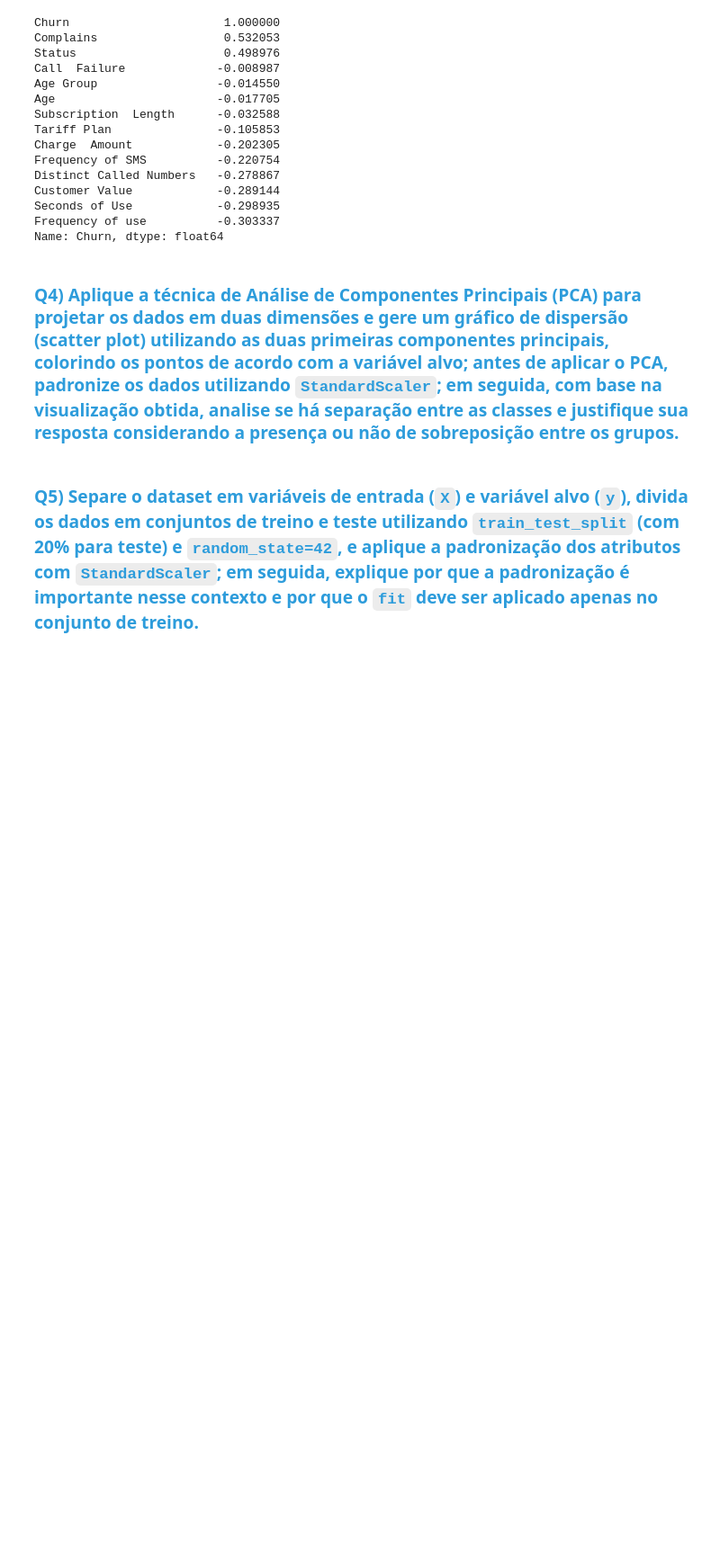
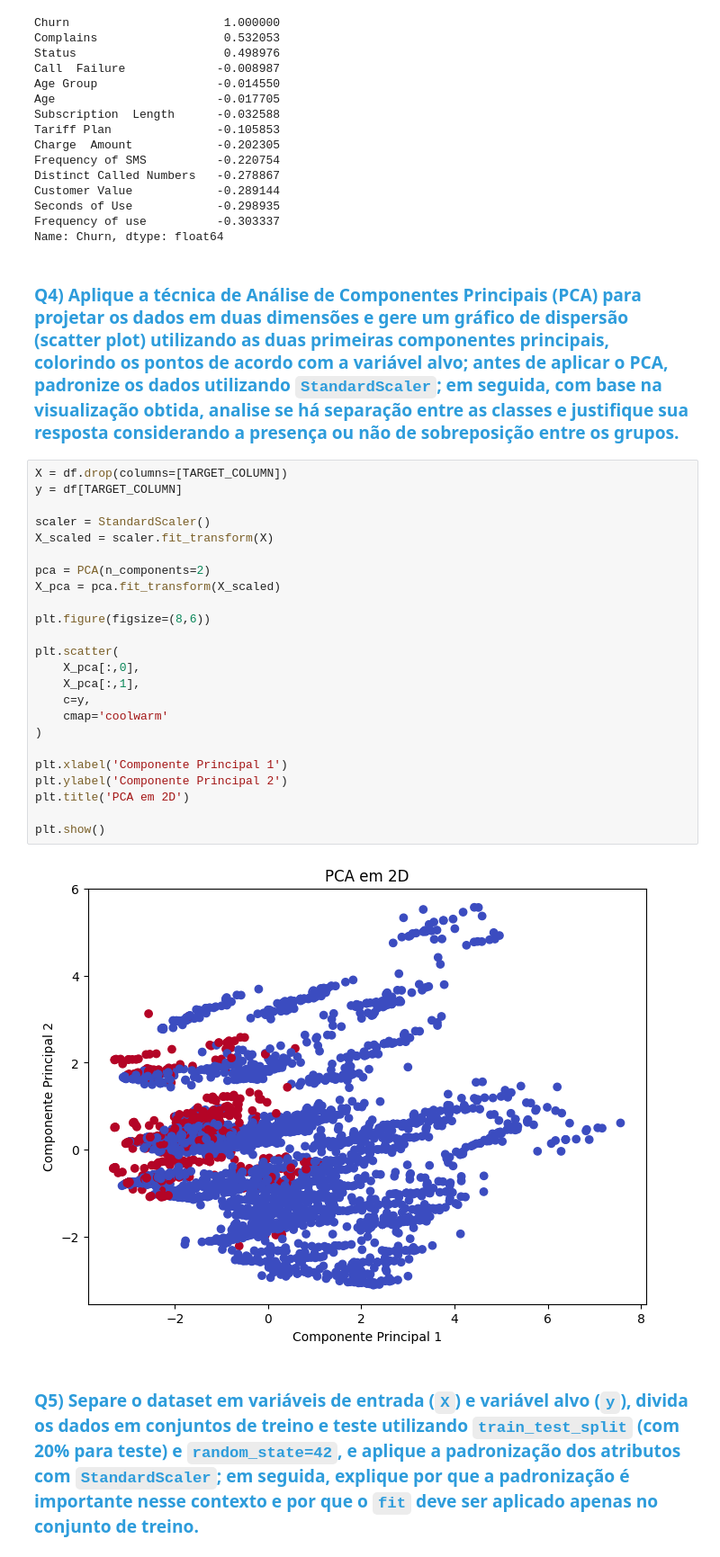
Before and after one commit to MatheusAndrade23/E08-L2-Project, a Jupyter notebook: lab/C24_2026_1_LL_Atividade_06_MMMM.ipynb, the cells around one changed output. Shown at 90% size. Drawn from its saved outputs; the diff is of its cells as text; blank space fills up the shorter version.

```diff
--- a/lab/C24_2026_1_LL_Atividade_06_MMMM.ipynb
+++ b/lab/C24_2026_1_LL_Atividade_06_MMMM.ipynb
@@ -197,5 +197,31 @@ Frequency of use          -0.303337
 Name: Churn, dtype: float64
 # %% [markdown]
 ### <font color='#2D9CDB'>Q4) Aplique a técnica de Análise de Componentes Principais (PCA) para projetar os dados em duas dimensões e gere um gráfico de dispersão (scatter plot) utilizando as duas primeiras componentes principais, colorindo os pontos de acordo com a variável alvo; antes de aplicar o PCA, padronize os dados utilizando `StandardScaler`; em seguida, com base na visualização obtida, analise se há separação entre as classes e justifique sua resposta considerando a presença ou não de sobreposição entre os grupos.</font>
+# %%
+X = df.drop(columns=[TARGET_COLUMN])
+y = df[TARGET_COLUMN]
+
+scaler = StandardScaler()
+X_scaled = scaler.fit_transform(X)
+
+pca = PCA(n_components=2)
+X_pca = pca.fit_transform(X_scaled)
+
+plt.figure(figsize=(8,6))
+
+plt.scatter(
+    X_pca[:,0],
+    X_pca[:,1],
+    c=y,
+    cmap='coolwarm'
+)
+
+plt.xlabel('Componente Principal 1')
+plt.ylabel('Componente Principal 2')
+plt.title('PCA em 2D')
+
+plt.show()
+# %% [output]
+[figure, added]
 # %% [markdown]
 ### <font color='#2D9CDB'>Q5) Separe o dataset em variáveis de entrada (`X`) e variável alvo (`y`), divida os dados em conjuntos de treino e teste utilizando `train_test_split` (com 20% para teste) e `random_state=42`, e aplique a padronização dos atributos com `StandardScaler`; em seguida, explique por que a padronização é importante nesse contexto e por que o `fit` deve ser aplicado apenas no conjunto de treino.
```
Also changed, not shown: parts of 8 cells of this notebook.
